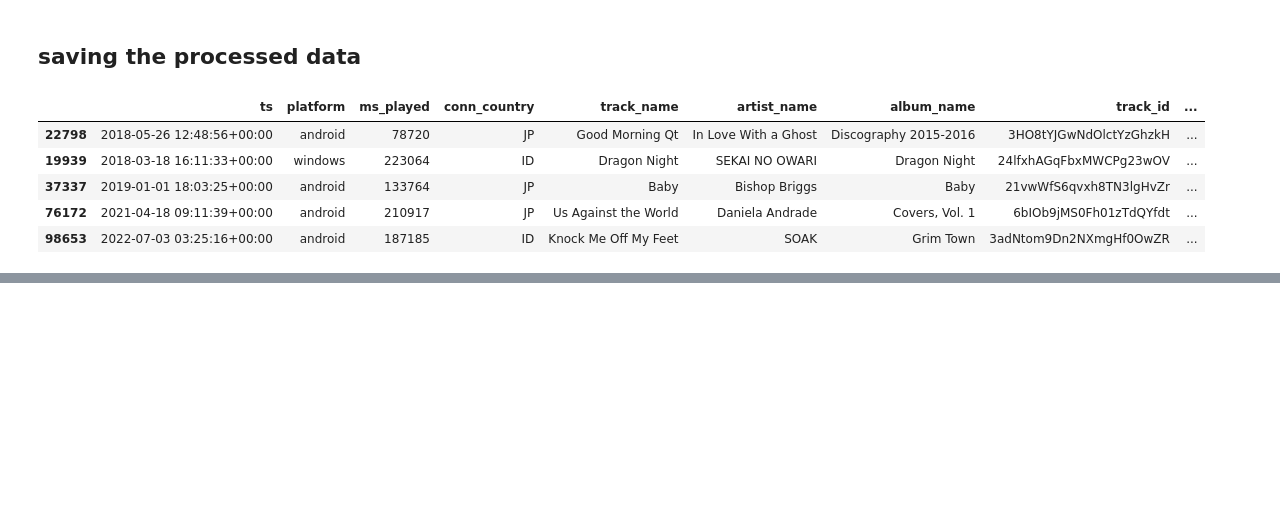
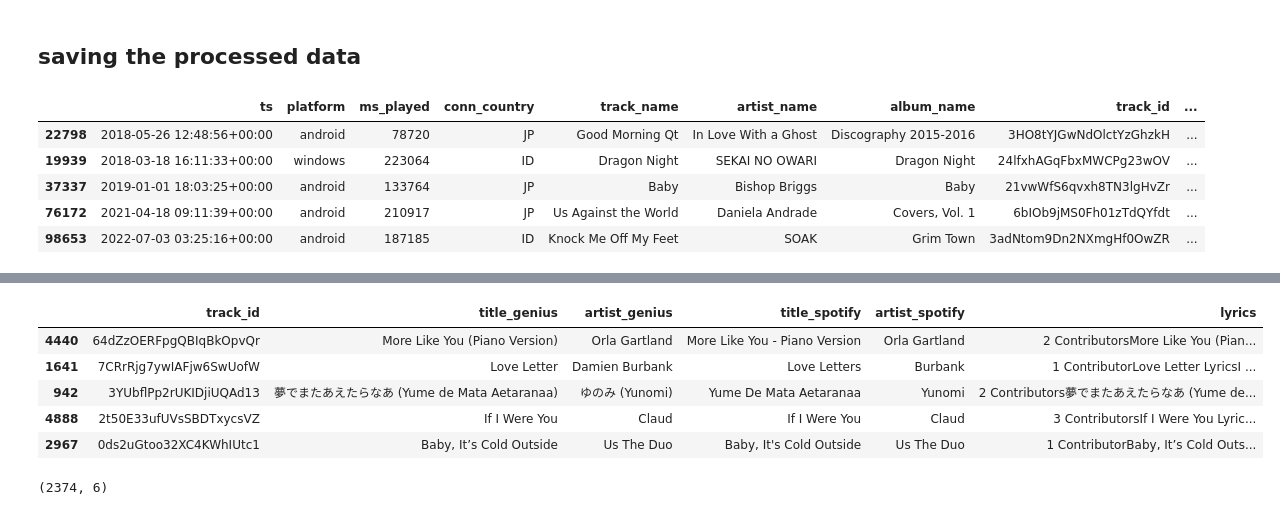
Before and after one commit to nazhifkojaz/Spotify-Analysis-Data-Collection-, a Jupyter notebook: data_preprocessing.ipynb, the cells around one changed output, grey strips where cells are left out. Drawn from its saved outputs; the diff is of its cells as text; code cells hidden in the pictures; blank space fills up the shorter version.

```diff
--- a/data_preprocessing.ipynb
+++ b/data_preprocessing.ipynb
@@ -658,0 +712,11 @@ tracks_df.to_csv('datasets/tracks_df_processed.csv', index=False)
+# %%
+display(correct_artist_lyrics.sample(5))
+display(correct_artist_lyrics.shape)
+# %% [output]
+|  | track_id | title_genius | artist_genius | title_spotify | artist_spotify | lyrics |
+| 4440 | 64dZzOERFpgQBIqBkOpvQr | More Like You (Piano Version) | Orla Gartland | More Like You - Piano Version | Orla Gartland | 2 ContributorsMore Like You (Pian... |
+| 1641 | 7CRrRjg7ywIAFjw6SwUofW | Love Letter | Damien Burbank | Love Letters | Burbank | 1 ContributorLove Letter LyricsI ... |
+| 942 | 3YUbflPp2rUKIDjiUQAd13 | 夢でまたあえたらなあ (Yume de Mata Aetaranaa) | ゆのみ (Yunomi) | Yume De Mata Aetaranaa | Yunomi | 2 Contributors夢でまたあえたらなあ (Yume de... |
+| 4888 | 2t50E33ufUVsSBDTxycsVZ | If I Were You | Claud | If I Were You | Claud | 3 ContributorsIf I Were You Lyric... |
+| 2967 | 0ds2uGtoo32XC4KWhIUtc1 | Baby, It’s Cold Outside | Us The Duo | Baby, It's Cold Outside | Us The Duo | 1 ContributorBaby, It’s Cold Outs... |
+(2374, 6)
```
Also changed, not shown: parts of 15 cells of this notebook.
